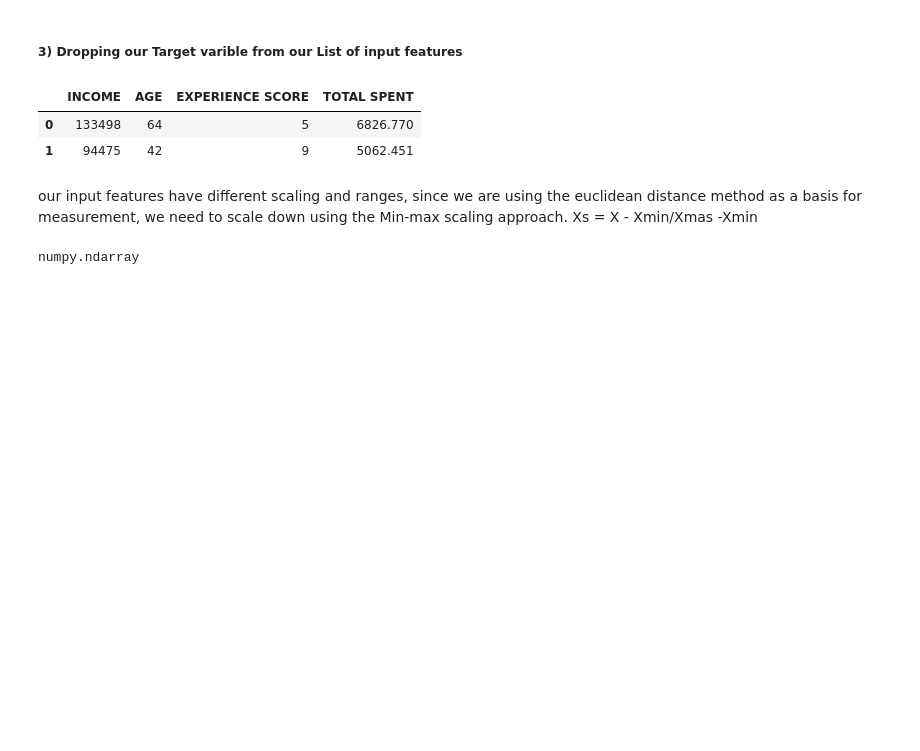
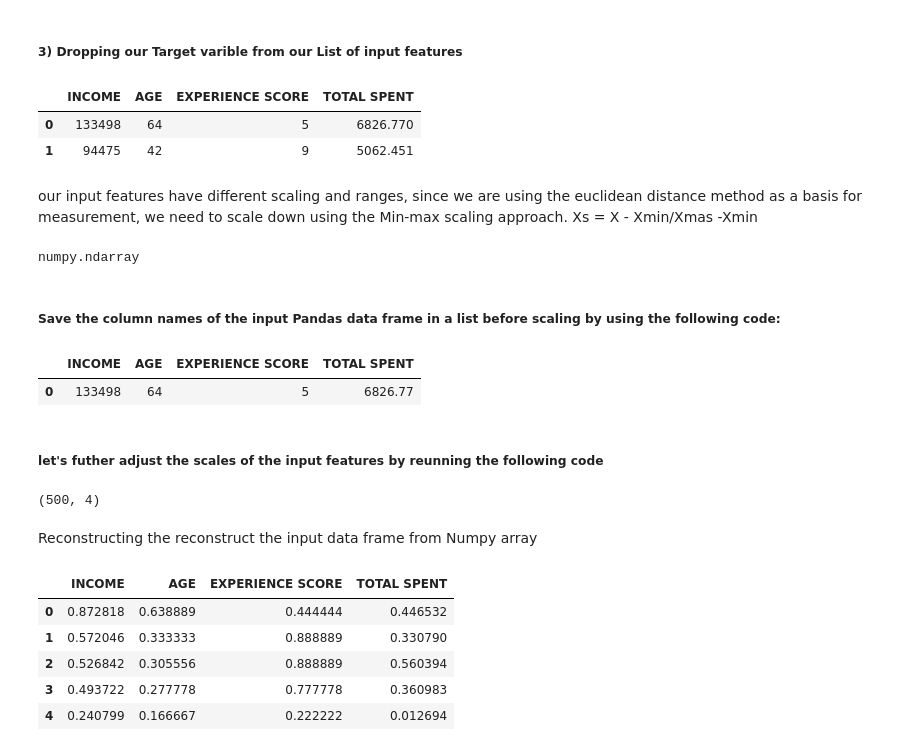
Before and after one commit to okeks/classification-supervised-, a Jupyter notebook: Retailer X Classification Analysis-Supervised Learning.ipynb, the cells around one changed output. Drawn from its saved outputs; the diff is of its cells as text; code cells hidden in the pictures; blank space fills up the shorter version.

Commit message:
Add files via upload
Adding our features and scaling our input variables

```diff
--- a/Retailer X Classification Analysis-Supervised Learning.ipynb
+++ b/Retailer X Classification Analysis-Supervised Learning.ipynb
@@ -745,6 +745,7 @@ target_feature.head(3)
 # %% [markdown]
 ##### 3) Dropping our Target varible from our List of input features
 # %%
+DF_classification = DF_classification.drop(['LOYALTY GROUP'],axis=1)
 DF_classification.head(2)
 # %% [output]
 |  | INCOME | AGE | EXPERIENCE SCORE | TOTAL SPENT |
@@ -758,0 +762,28 @@ numpy.ndarray
+# %% [markdown]
+##### Save the column names of the input Pandas data frame in a list before scaling by using the following code:
+# %%
+DF_classification_column_names = DF_classification.columns.values
+# %%
+DF_classification.head(1)
+# %% [output]
+|  | INCOME | AGE | EXPERIENCE SCORE | TOTAL SPENT |
+| 0 | 133498 | 64 | 5 | 6826.77 |
+# %% [markdown]
+##### let's futher adjust the scales of the input features by reunning the following code
+# %%
+DF_classification=preprocessing.minmax_scale(DF_classification)
+DF_classification.shape
+# %% [output]
+(500, 4)
+# %% [markdown]
+Reconstructing the reconstruct the input data frame from Numpy array
+# %%
+DF_classification=pd.DataFrame(DF_classification, columns=DF_classification_column_names)
+DF_classification.head(5)
+# %% [output]
+|  | INCOME | AGE | EXPERIENCE SCORE | TOTAL SPENT |
+| 0 | 0.872818 | 0.638889 | 0.444444 | 0.446532 |
+| 1 | 0.572046 | 0.333333 | 0.888889 | 0.330790 |
+| 2 | 0.526842 | 0.305556 | 0.888889 | 0.560394 |
+| 3 | 0.493722 | 0.277778 | 0.777778 | 0.360983 |
+| 4 | 0.240799 | 0.166667 | 0.222222 | 0.012694 |
```
Also changed, not shown: parts of 3 cells of this notebook.
